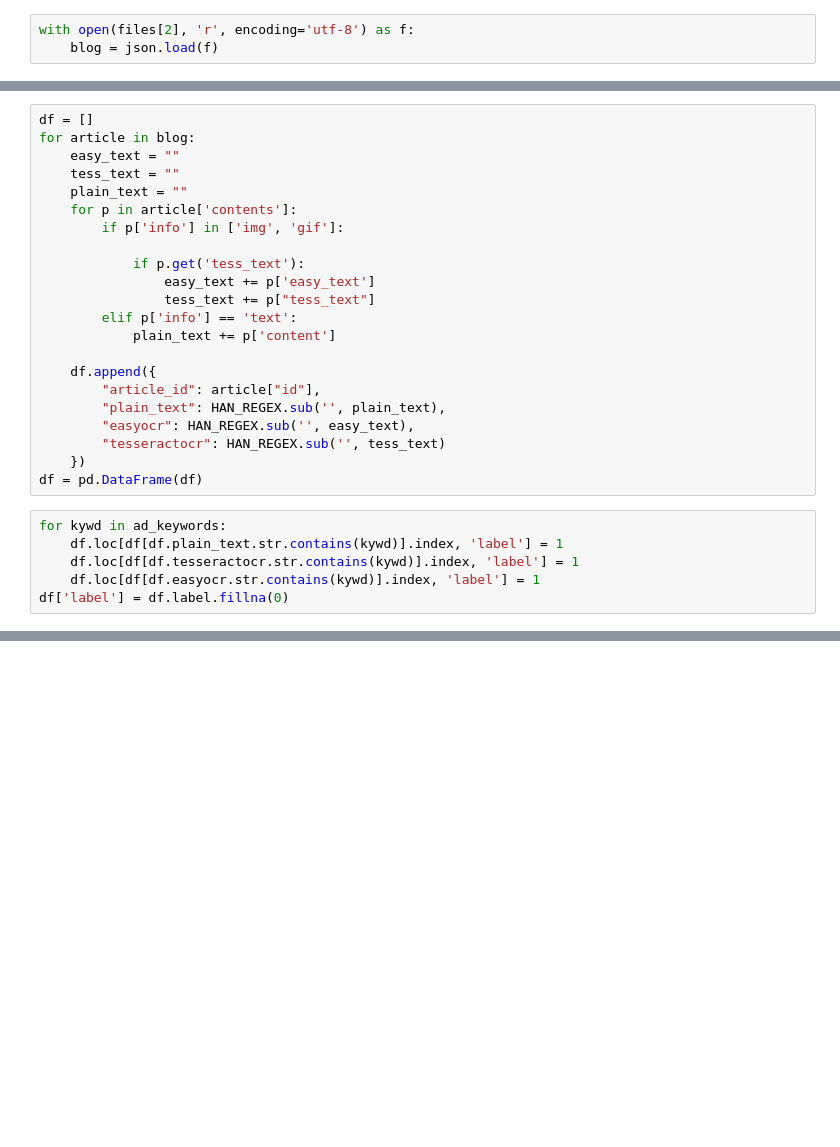
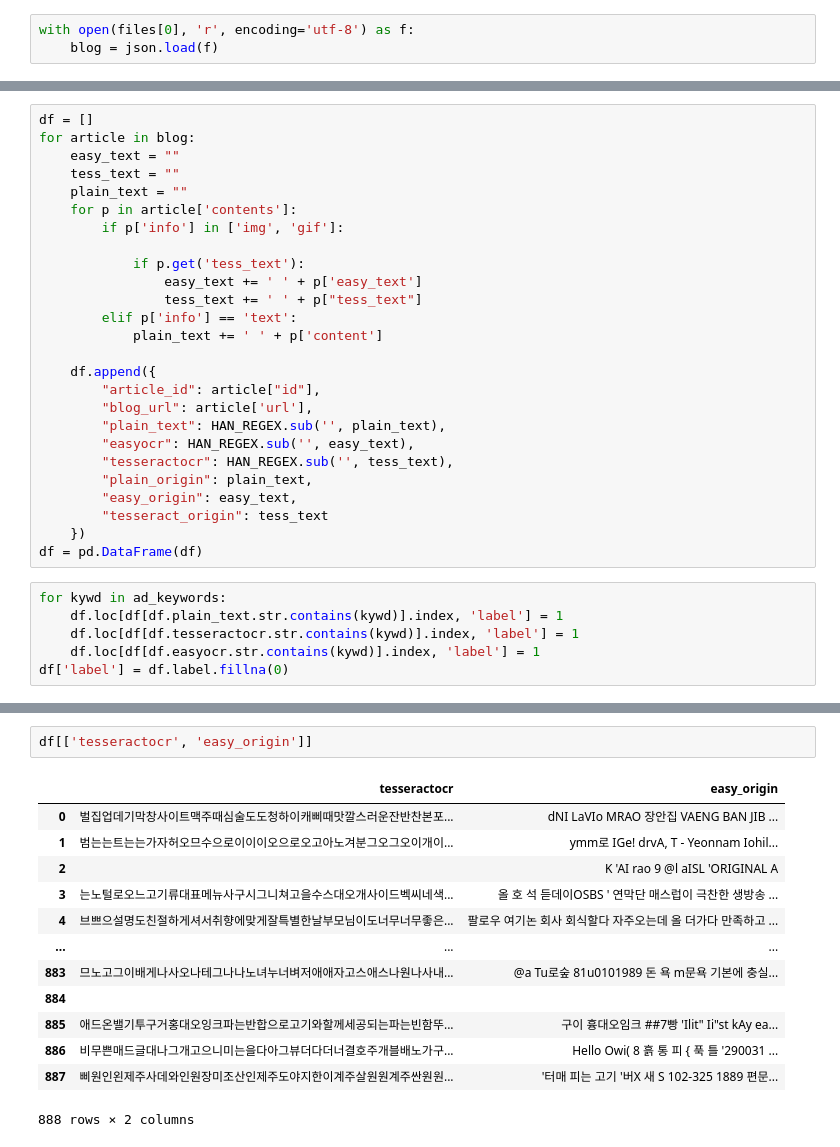
Before and after one commit to jcwee0873/capstone-project, a Jupyter notebook: ocr_validate.ipynb, the cells around one changed output, grey strips where cells are left out. Saved outputs shown, nothing was run; the diff lists cells and outputs as text; blank space fills up the shorter version.

```diff
--- a/ocr_validate.ipynb
+++ b/ocr_validate.ipynb
@@ -50,3 +59,3 @@ files
 # %%
-with open(files[2], 'r', encoding='utf-8') as f:
+with open(files[0], 'r', encoding='utf-8') as f:
     blog = json.load(f)
@@ -60,16 +89,20 @@ for article in blog:
         if p['info'] in ['img', 'gif']:
 
             if p.get('tess_text'):
-                easy_text += p['easy_text']
-                tess_text += p["tess_text"]
+                easy_text += ' ' + p['easy_text']
+                tess_text += ' ' + p["tess_text"]
         elif p['info'] == 'text':
-            plain_text += p['content']
+            plain_text += ' ' + p['content']
 
     df.append({
         "article_id": article["id"],
+        "blog_url": article['url'],
         "plain_text": HAN_REGEX.sub('', plain_text),
         "easyocr": HAN_REGEX.sub('', easy_text),
-        "tesseractocr": HAN_REGEX.sub('', tess_text)
+        "tesseractocr": HAN_REGEX.sub('', tess_text),
+        "plain_origin": plain_text,
+        "easy_origin": easy_text,
+        "tesseract_origin": tess_text
     })
 df = pd.DataFrame(df)
 # %%
@@ -95,0 +150,16 @@ Name: tesseractocr, Length: 486, dtype: object
+# %%
+df[['tesseractocr', 'easy_origin']]
+# %% [output]
+|  | tesseractocr | easy_origin |
+| 0 | 벌집업데기막창사이트맥주때심술도도청하이캐삐때맛깔스러운잔반찬본포... | dNI LaVIo MRAO 장안집 VAENG BAN JIB ... |
+| 1 | 범는는트는는가자허오므수으로이이이오으로오고아노겨분그오그오이개이... | ymm로 IGe! drvA, T - Yeonnam Iohil... |
+| 2 |  | K 'AI rao 9 @l aISL 'ORIGINAL A |
+| 3 | 는노털로오느고기류대표메뉴사구시그니쳐고을수스대오개사이드벡씨네색... | 올 호 석 듣데이OSBS ' 연막단 매스럽이 극찬한 생방송 ... |
+| 4 | 브쁘으설명도친절하게셔서취향에맞게잘특별한날부모님이도너무너무좋은... | 팔로우 여기논 회사 회식할다 자주오는데 올 더가다 만족하고 ... |
+| ... | ... | ... |
+| 883 | 므노고그이배게나사오나테그나나노녀누너벼저애애자고스애스나원나사내... | @a Tu로숲 81u0101989 돈 욕 m문욕 기본에 충실... |
+| 884 |  |  |
+| 885 | 애드온밸기투구거홍대오잉크파는반합으로고기와할께세공되는파는빈함뚜... | 구이 흉대오임크 ##7빵 'Ilit" Ii"st kAy ea... |
+| 886 | 비무쁜매드글대나그개고으니미는을다아그뷰더다더너결호주개블배노가구... | Hello Owi( 8 흙 통 피 { 푹 틀 '290031 ... |
+| 887 | 삐원인왼제주사데와인원장미조산인제주도야지한이계주살원원계주싼원원... | '터매 피는 고기 '버X 새 S 102-325 1889 편문... |
+888 rows × 2 columns
```
Also changed, not shown: parts of 5 cells of this notebook, 1 other file.
